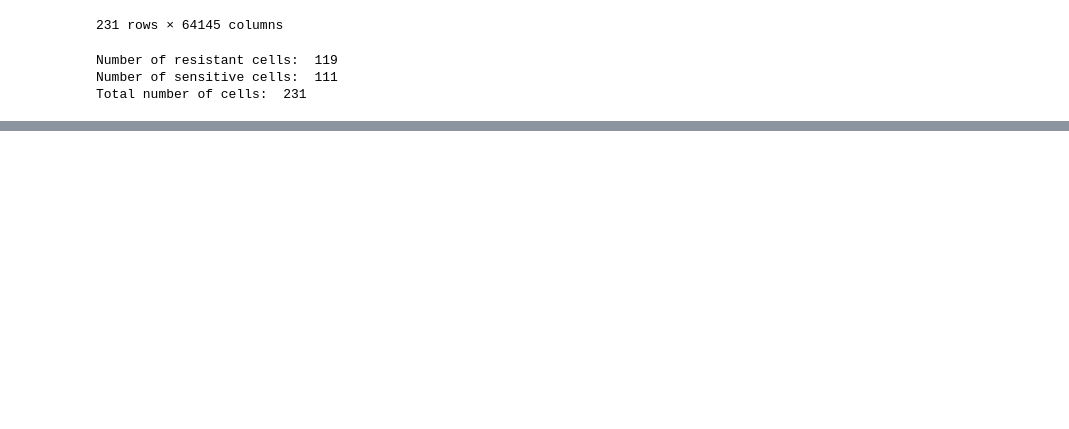
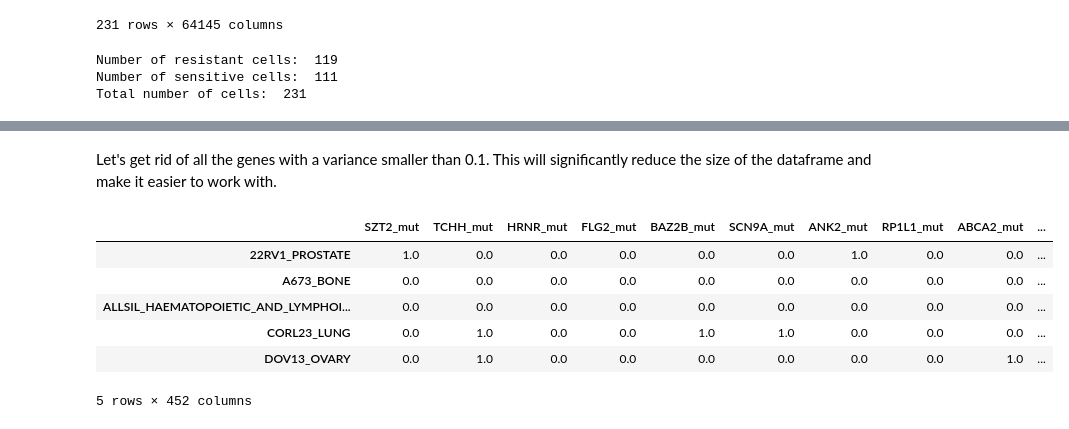
Before and after one commit to oskaradermecker/DataX_Drug_Response, a Jupyter notebook: Dataset Creation.ipynb, the cells around one changed output, grey strips where cells are left out. Saved outputs shown, nothing was run; the diff lists cells and outputs as text; code cells hidden in the pictures; blank space fills up the shorter version.

```diff
--- a/Dataset Creation.ipynb
+++ b/Dataset Creation.ipynb
@@ -314,0 +320,5 @@ Total number of cells:  231
+# %%
+ML_matrix.drop("RPMI8402_HAEMATOPOIETIC_AND_LYMPHOID_TISSUE", axis = 0, inplace = True)
+if SAVE:
+    ML_matrix.to_csv(PATH + 'ML_matrix.csv')
+ML_matrix.head()
@@ -314,0 +333,18 @@ Total number of cells:  231
+# %% [markdown]
+Let's get rid of all the genes with a variance smaller than 0.1. This will significantly reduce the size of the dataframe and make it easier to work with.
+# %%
+variance = ML_matrix.var(axis = 0)
+reduced_ML_matrix = ML_matrix.loc[:,variance[variance > 0.1].index]
+reduced_ML_matrix["Response"] = ML_matrix["Response"]
+# %%
+if SAVE:
+    reduced_ML_matrix.to_csv(PATH + 'Reduced_ML_matrix.csv')
+reduced_ML_matrix.head()
+# %% [output]
+|  | SZT2_mut | TCHH_mut | HRNR_mut | FLG2_mut | BAZ2B_mut | SCN9A_mut | ANK2_mut | RP1L1_mut | ABCA2_mut | ... |
+| 22RV1_PROSTATE | 1.0 | 0.0 | 0.0 | 0.0 | 0.0 | 0.0 | 1.0 | 0.0 | 0.0 | ... |
+| A673_BONE | 0.0 | 0.0 | 0.0 | 0.0 | 0.0 | 0.0 | 0.0 | 0.0 | 0.0 | ... |
+| ALLSIL_HAEMATOPOIETIC_AND_LYMPHOI... | 0.0 | 0.0 | 0.0 | 0.0 | 0.0 | 0.0 | 0.0 | 0.0 | 0.0 | ... |
+| CORL23_LUNG | 0.0 | 1.0 | 0.0 | 0.0 | 1.0 | 1.0 | 0.0 | 0.0 | 0.0 | ... |
+| DOV13_OVARY | 0.0 | 1.0 | 0.0 | 0.0 | 0.0 | 0.0 | 0.0 | 0.0 | 1.0 | ... |
+5 rows × 452 columns
```
Also changed, not shown: parts of 4 cells of this notebook.
